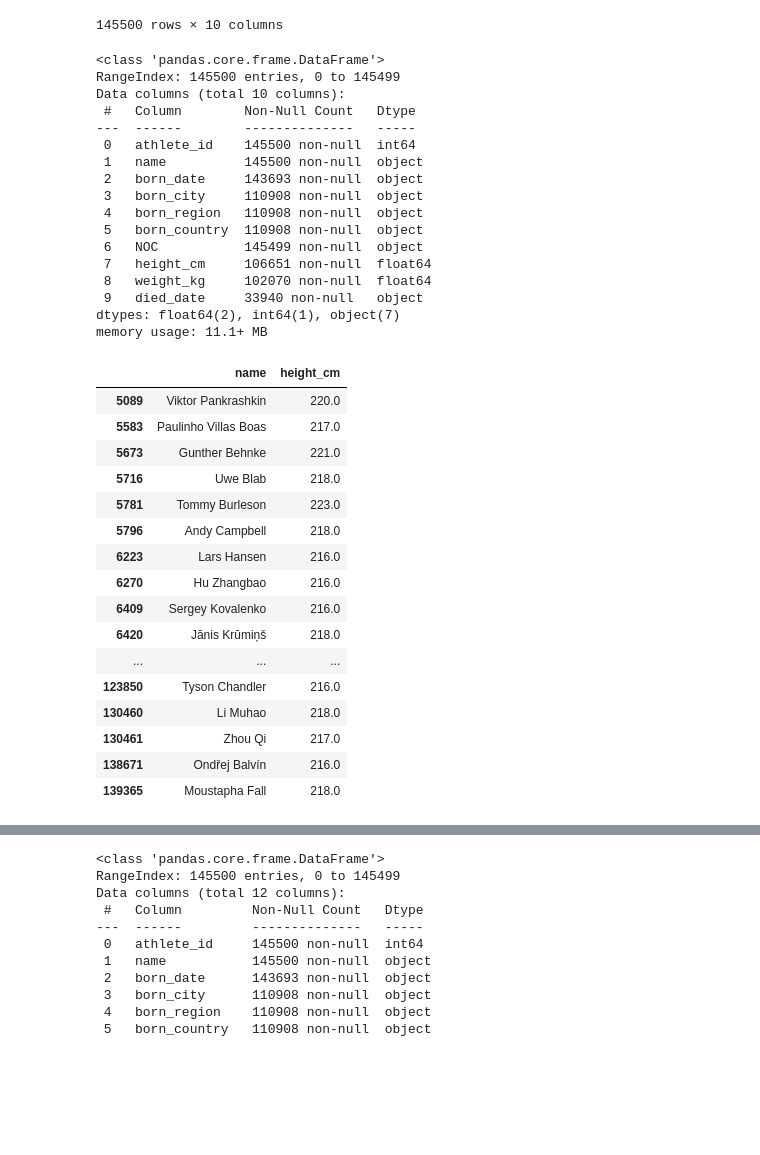
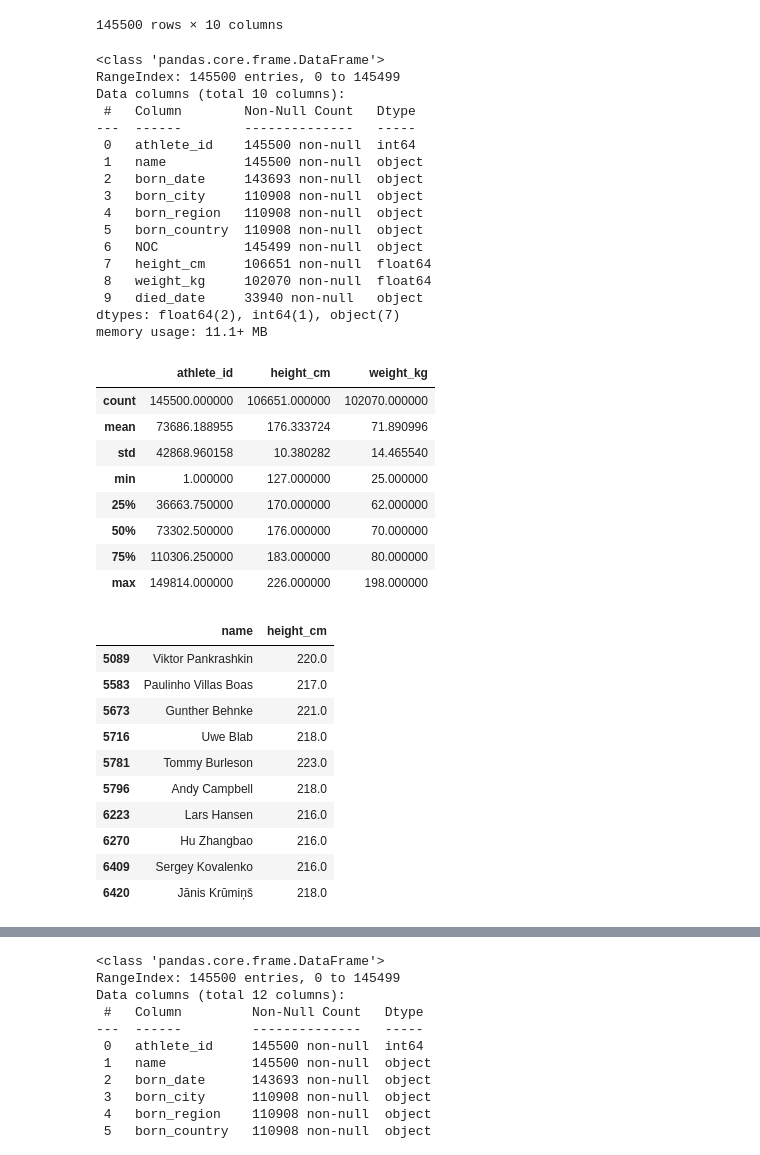
Before and after one commit to neeladalja14/Pandas_and_SQL, a Jupyter notebook: pandas__practice_dataset/pandas_practice2.ipynb, the cells around one changed output, grey strips where cells are left out. Cells and saved outputs as stored; diff of their text form; code cells hidden in the pictures; blank space fills up the shorter version.

```diff
--- a/pandas__practice_dataset/pandas_practice2.ipynb
+++ b/pandas__practice_dataset/pandas_practice2.ipynb
@@ -61,6 +61,7 @@ bios.sort_values(["height_cm", "weight_kg"], ascending=[0,0])
 145500 rows × 10 columns
 # %%
 bios.info()
+bios.describe()
 # %% [output]
 <class 'pandas.core.frame.DataFrame'>
 RangeIndex: 145500 entries, 0 to 145499
@@ -79,27 +80,29 @@ Data columns (total 10 columns):
  9   died_date     33940 non-null   object
 dtypes: float64(2), int64(1), object(7)
 memory usage: 11.1+ MB
+|  | athlete_id | height_cm | weight_kg |
+| count | 145500.000000 | 106651.000000 | 102070.000000 |
+| mean | 73686.188955 | 176.333724 | 71.890996 |
+| std | 42868.960158 | 10.380282 | 14.465540 |
+| min | 1.000000 | 127.000000 | 25.000000 |
+| 25% | 36663.750000 | 170.000000 | 62.000000 |
+| 50% | 73302.500000 | 176.000000 | 70.000000 |
+| 75% | 110306.250000 | 183.000000 | 80.000000 |
+| max | 149814.000000 | 226.000000 | 198.000000 |
 # %%
-bios.loc[bios['height_cm'] > 215, ['name', 'height_cm']]
-
+bios.loc[bios['height_cm'] > 215, ['name', 'height_cm']].head(10)
 #it dies the same thing as the above querry but simpler version to write it.
 #bios[bios['height_cm'] > 215][['name','height_cm']]
 # %% [output]
 |  | name | height_cm |
 | 5089 | Viktor Pankrashkin | 220.0 |
 | 5583 | Paulinho Villas Boas | 217.0 |
 | 5673 | Gunther Behnke | 221.0 |
 | 5716 | Uwe Blab | 218.0 |
 | 5781 | Tommy Burleson | 223.0 |
 | 5796 | Andy Campbell | 218.0 |
 | 6223 | Lars Hansen | 216.0 |
 | 6270 | Hu Zhangbao | 216.0 |
 | 6409 | Sergey Kovalenko | 216.0 |
 | 6420 | Jānis Krūmiņš | 218.0 |
-| ... | ... | ... |
-| 123850 | Tyson Chandler | 216.0 |
-| 130460 | Li Muhao | 218.0 |
-| 130461 | Zhou Qi | 217.0 |
-| 138671 | Ondřej Balvín | 216.0 |
-| 139365 | Moustapha Fall | 218.0 |
 # %%
```
Also changed, not shown: parts of 30 cells of this notebook.
